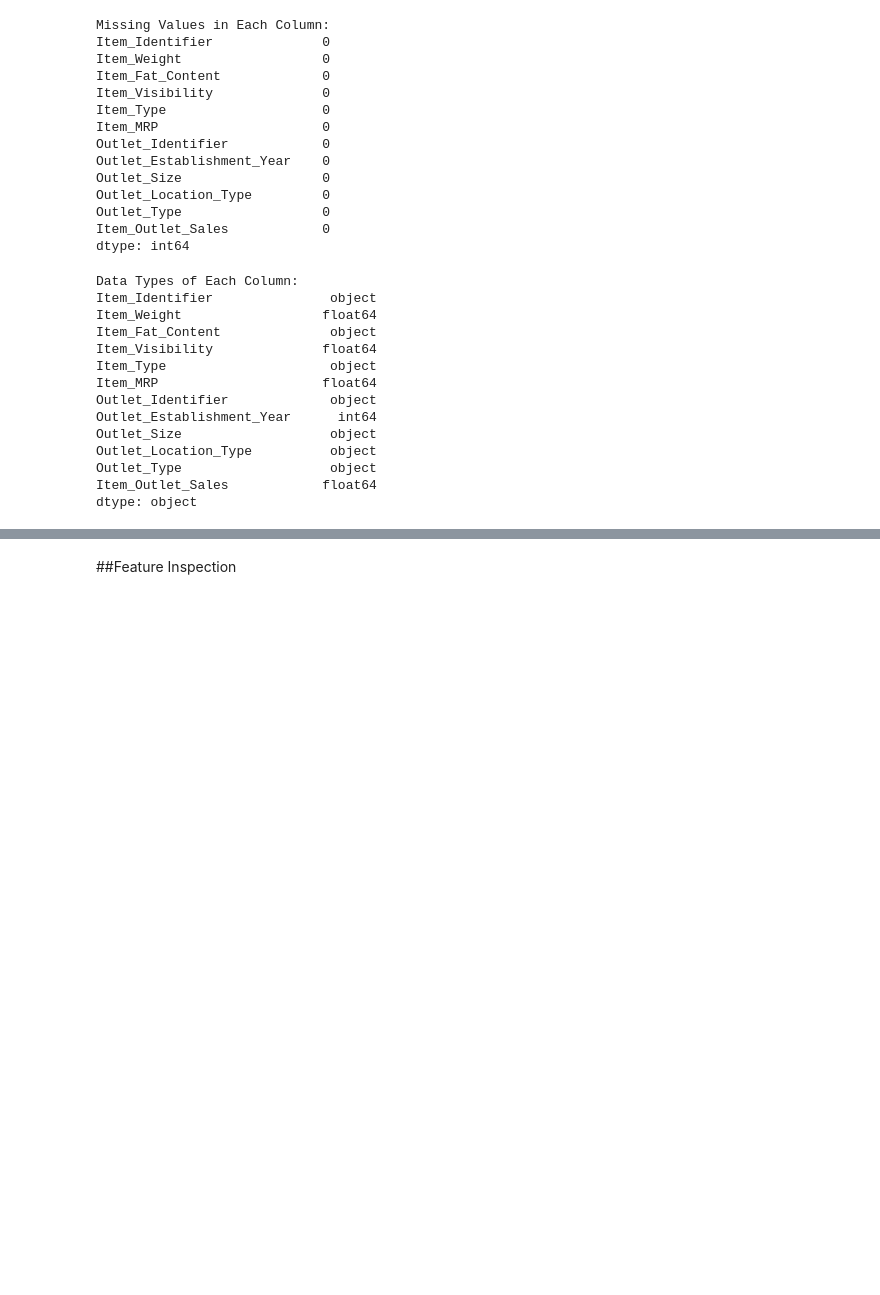
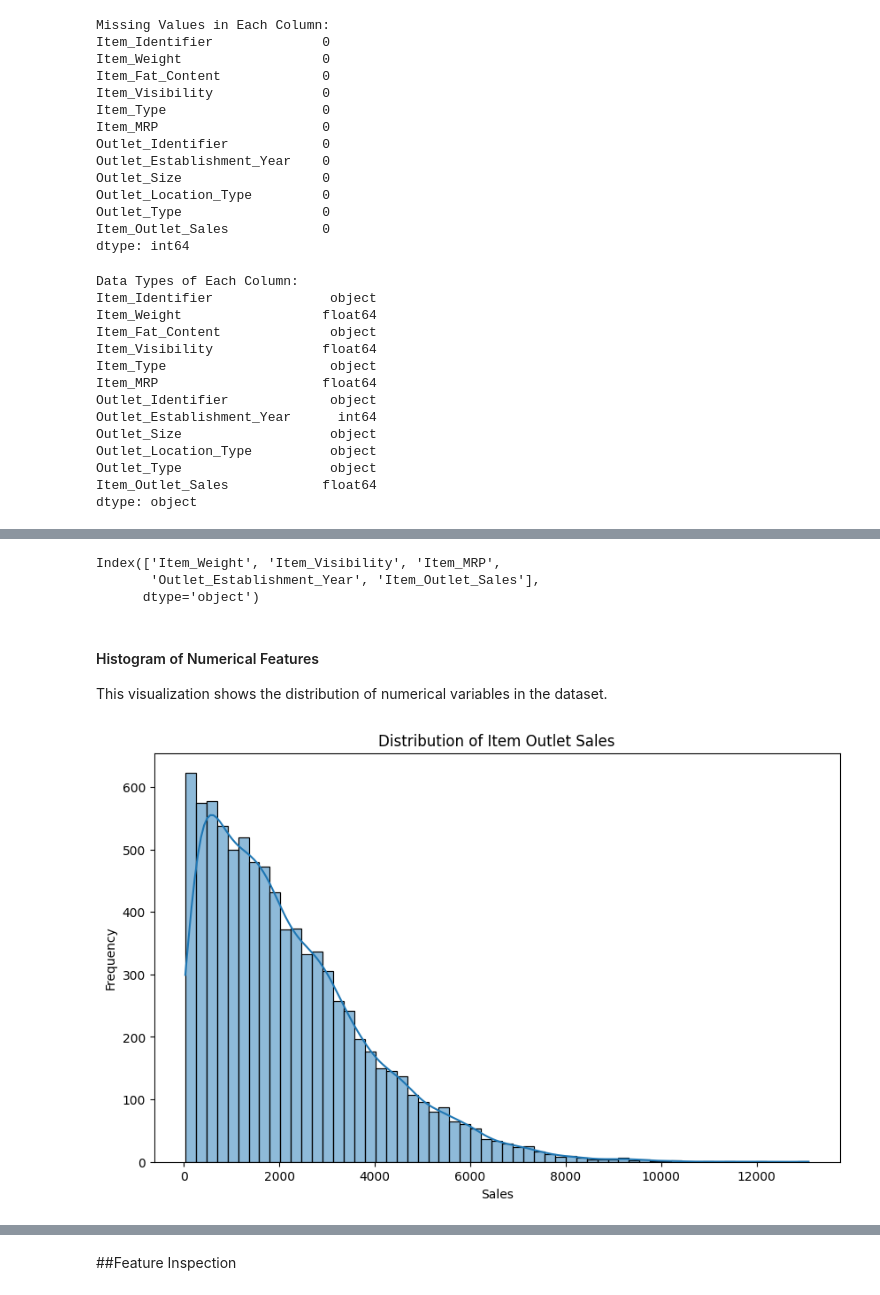
Before and after one commit to emanalzaanin/Prediction-of-Product-Sales, a Jupyter notebook: Perdiction_of_Product_Sales.ipynb, the cells around one changed output, grey strips where cells are left out. Drawn from its saved outputs; the diff is of its cells as text; code cells hidden in the pictures; blank space fills up the shorter version.

```diff
--- a/Perdiction_of_Product_Sales.ipynb
+++ b/Perdiction_of_Product_Sales.ipynb
@@ -20,3 +15,11 @@ Saving sales_predictions_2023.csv to sales_predictions_2023.csv
+# %%
+import pandas as pd
+import matplotlib.pyplot as plt
+import seaborn as sns
+import numpy as np
+
+fpath = ('/content/drive/MyDrive/week3/sales_predictions_2023.csv')
+df = pd.read_csv(fpath)
 # %%
 # Display the first 5 rows of the dataset
 df.head()
@@ -212,0 +238,22 @@ dtype: object
+# %%
+num_cols = df.select_dtypes(include=['float64','int64']).columns
+num_cols
+# %% [output]
+Index(['Item_Weight', 'Item_Visibility', 'Item_MRP',
+       'Outlet_Establishment_Year', 'Item_Outlet_Sales'],
+      dtype='object')
+# %% [markdown]
+#### Histogram of Numerical Features
+This visualization shows the distribution of numerical variables in the dataset.
+# %%
+ax = plt.figure(figsize=(10, 6))
+sns.histplot(df['Item_Outlet_Sales'], kde=True)
+plt.title('Distribution of Item Outlet Sales')
+plt.xlabel('Sales')
+plt.ylabel('Frequency')
+plt.savefig('histogram_sales.png')
+plt.close()
+
+ax
+# %% [output]
+[figure, added]
```
Also changed, not shown: parts of 11 cells of this notebook.
